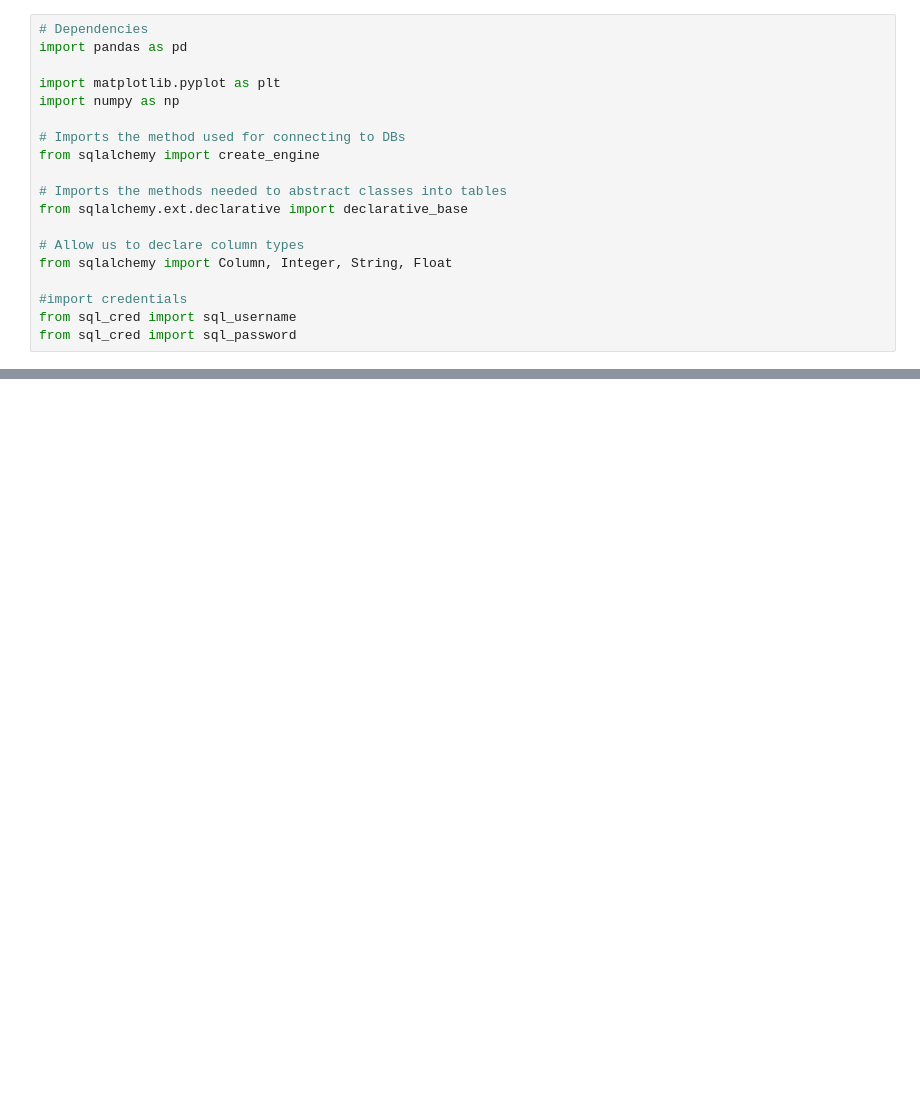
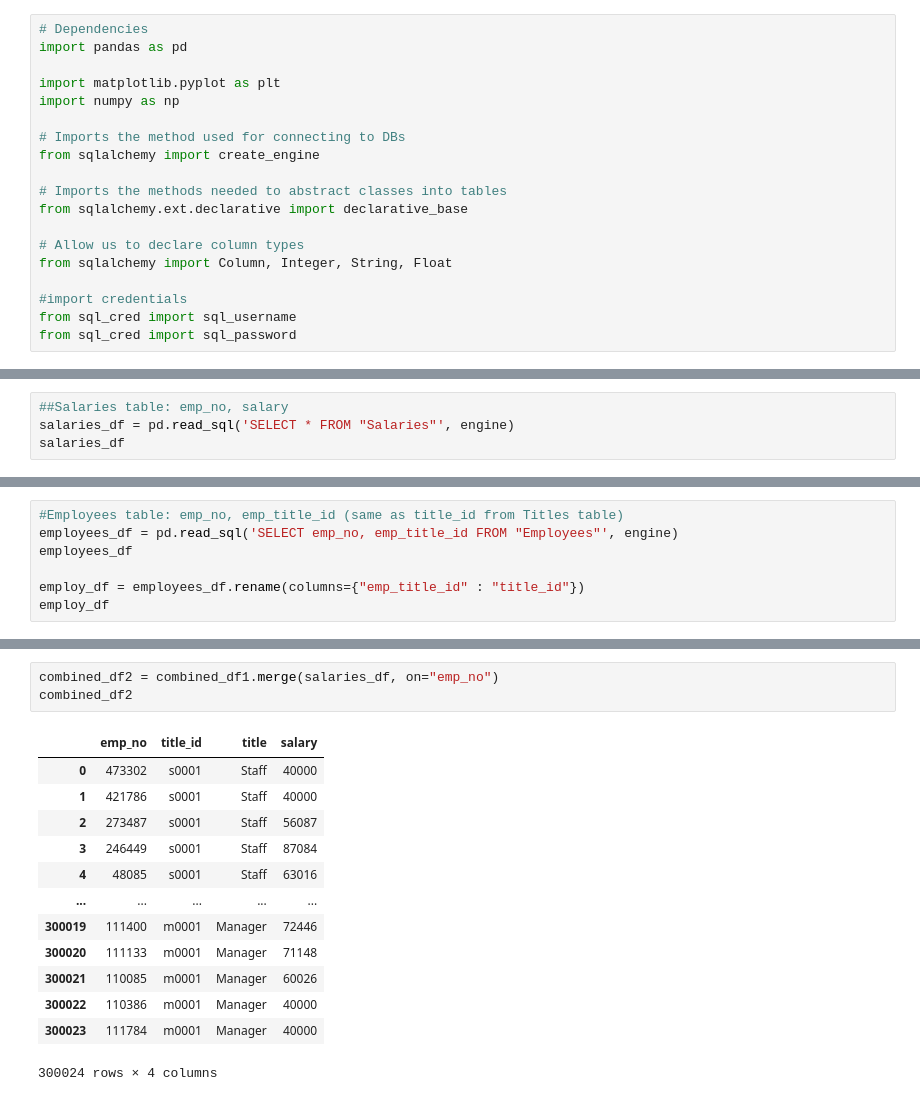
Before and after one commit to LeeProut/sql-challenge, a Jupyter notebook: EmployeeSQL/Employee_sql.ipynb, the cells around one changed output, grey strips where cells are left out. Drawn from its saved outputs; the diff is of its cells as text; blank space fills up the shorter version.

```diff
--- a/EmployeeSQL/Employee_sql.ipynb
+++ b/EmployeeSQL/Employee_sql.ipynb
@@ -59,0 +79,4 @@ SyntaxError: invalid syntax (<ipython-input-7-027b0a597e80>, line 2)
+# %%
+##Salaries table: emp_no, salary
+salaries_df = pd.read_sql('SELECT * FROM "Salaries"', engine)
+salaries_df
@@ -59,0 +97,7 @@ SyntaxError: invalid syntax (<ipython-input-7-027b0a597e80>, line 2)
+# %%
+#Employees table: emp_no, emp_title_id (same as title_id from Titles table)
+employees_df = pd.read_sql('SELECT emp_no, emp_title_id FROM "Employees"', engine)
+employees_df
+
+employ_df = employees_df.rename(columns={"emp_title_id" : "title_id"})
+employ_df
@@ -59,0 +148,17 @@ SyntaxError: invalid syntax (<ipython-input-7-027b0a597e80>, line 2)
+# %%
+combined_df2 = combined_df1.merge(salaries_df, on="emp_no")
+combined_df2
+# %% [output]
+|  | emp_no | title_id | title | salary |
+| 0 | 473302 | s0001 | Staff | 40000 |
+| 1 | 421786 | s0001 | Staff | 40000 |
+| 2 | 273487 | s0001 | Staff | 56087 |
+| 3 | 246449 | s0001 | Staff | 87084 |
+| 4 | 48085 | s0001 | Staff | 63016 |
+| ... | ... | ... | ... | ... |
+| 300019 | 111400 | m0001 | Manager | 72446 |
+| 300020 | 111133 | m0001 | Manager | 71148 |
+| 300021 | 110085 | m0001 | Manager | 60026 |
+| 300022 | 110386 | m0001 | Manager | 40000 |
+| 300023 | 111784 | m0001 | Manager | 40000 |
+300024 rows × 4 columns
```
Also changed, not shown: parts of 13 cells of this notebook.
